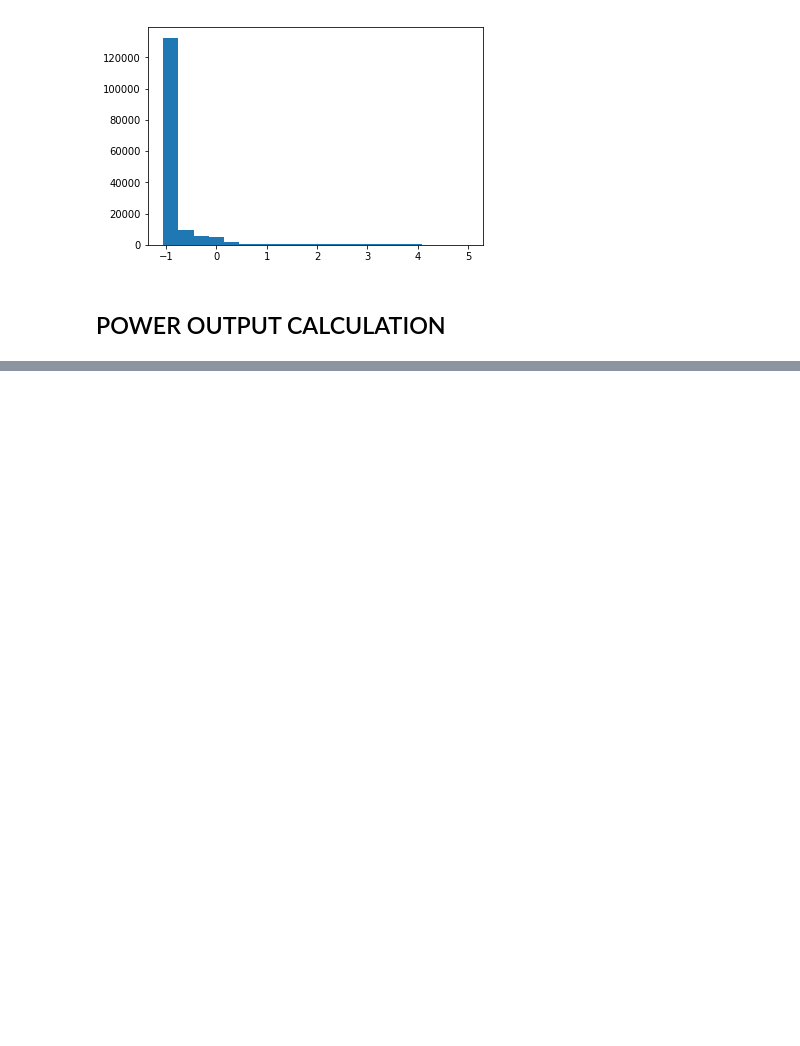
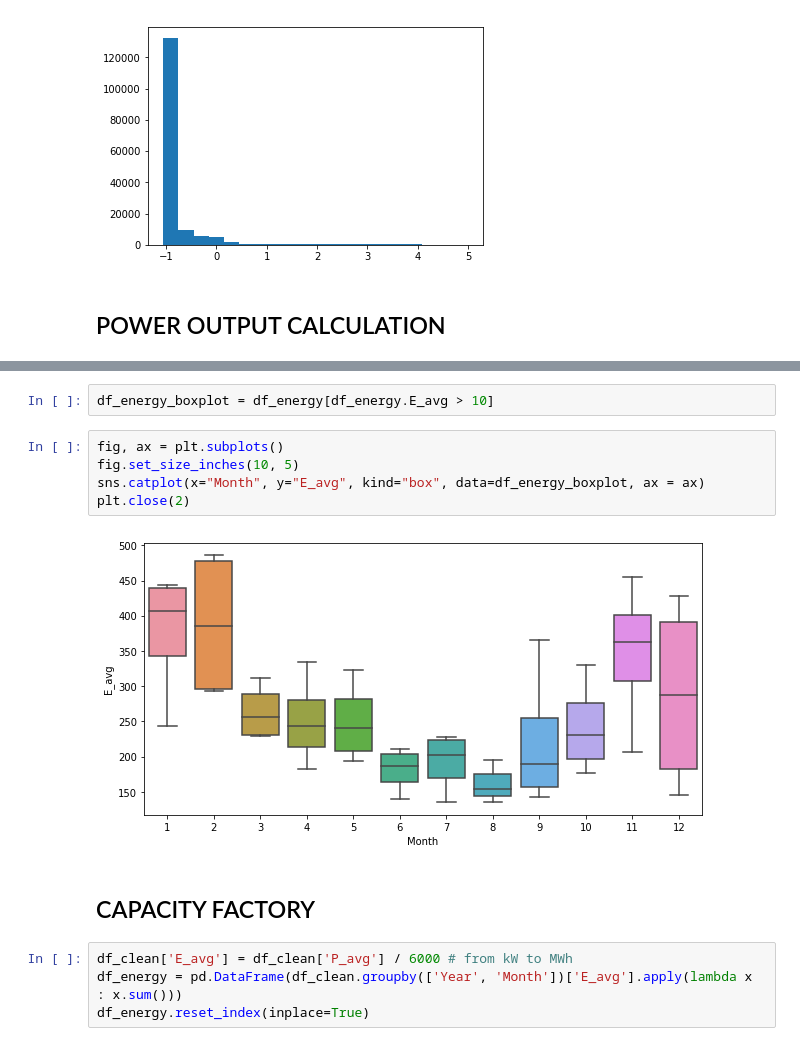
Before and after one commit to matteobonanomi/dsnd-wind-farm, a Jupyter notebook: wind_turbine.ipynb, the cells around one changed output, grey strips where cells are left out. Cells and saved outputs as stored; diff of their text form; blank space fills up the shorter version.

```diff
--- a/wind_turbine.ipynb
+++ b/wind_turbine.ipynb
@@ -113,0 +127,15 @@ plt.show()
+# %%
+df_energy_boxplot = df_energy[df_energy.E_avg > 10]
+# %%
+fig, ax = plt.subplots()
+fig.set_size_inches(10, 5)
+sns.catplot(x="Month", y="E_avg", kind="box", data=df_energy_boxplot, ax = ax)
+plt.close(2)
+# %% [output]
+[figure, added]
+# %% [markdown]
+## CAPACITY FACTORY
+# %%
+df_clean['E_avg'] = df_clean['P_avg'] / 6000 # from kW to MWh
+df_energy = pd.DataFrame(df_clean.groupby(['Year', 'Month'])['E_avg'].apply(lambda x : x.sum()))
+df_energy.reset_index(inplace=True)
```
Also changed, not shown: parts of 3 cells of this notebook.
